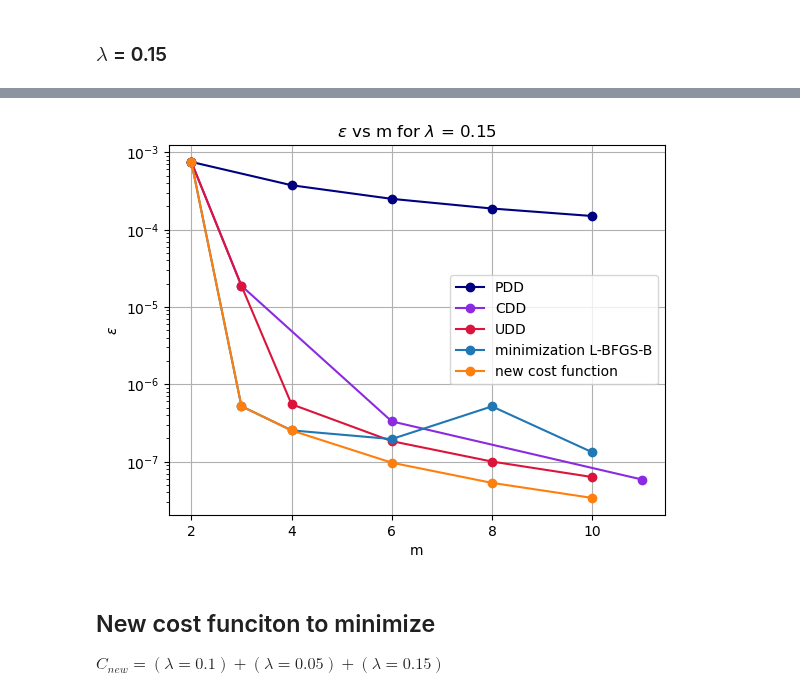
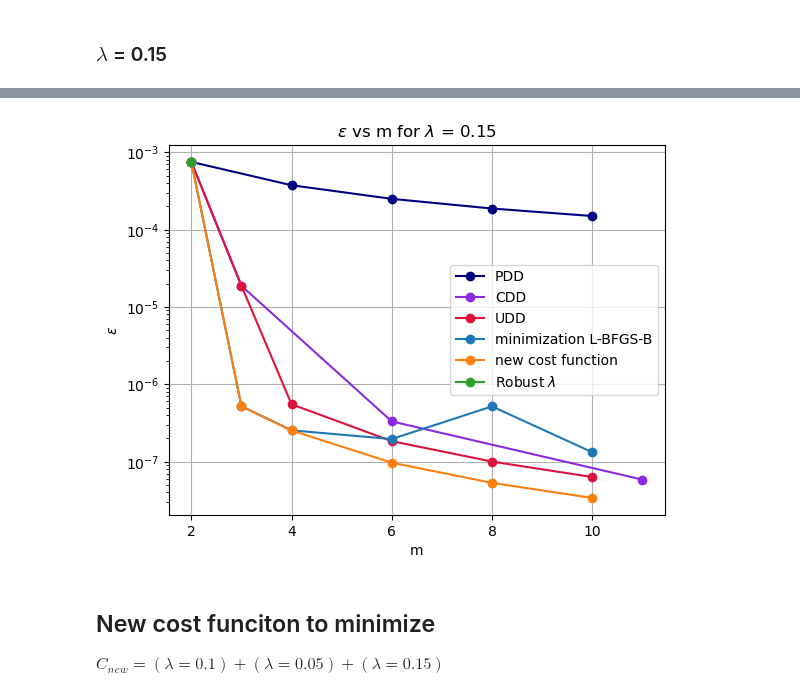
Before and after one commit to BonnieMorales/quantum-research, a Jupyter notebook: Simulation-Dynamical-Decoupling.ipynb, the cells around one changed output, grey strips where cells are left out. Cells and saved outputs as stored; diff of their text form; code cells hidden in the pictures.

```diff
--- a/Simulation-Dynamical-Decoupling.ipynb
+++ b/Simulation-Dynamical-Decoupling.ipynb
@@ -948,5 +961,10 @@ new_cost_function.append(epsilon_func([0.14652067442263988, 0.35348033581820415,
 new_cost_function.append(epsilon_func([0.10918143259589581, 0.22418092242925042, 0.16663797324054233, 0.16663808071020264, 0.22418100202623886, 0.10918135503596697]))
 new_cost_function.append(epsilon_func([0.08924079087444758, 0.16077407391229162, 0.11306050513221587, 0.13692481820391217, 0.13692485295031442, 0.11306050687348511, 0.1607740761428444, 0.08924079435103938]))
 new_cost_function.append(epsilon_func([0.07576000914327245, 0.12424965812668316, 0.08786550312605869, 0.11212974407457768, 0.09999521456274939, 0.09999522711562604, 0.11212973593574459, 0.08786550363659461, 0.12424965880561085, 0.07576000920025311]))
+
+m_values = [2]
+error_new_cost = []
+error_new_cost.append(epsilon_func([0.499999999382517 , 0.500000000617483]))
+print(epsilon_func([0.499999999382517 , 0.500000000617483]))
 # %% [output]
 Case 1 (PDD) Even ##########################
@@ -983,24 +1001,25 @@ print(epsilon_func([0.14463021286832944, 0.25358576737150884, 0.1175676332700100
 # %%
 # graph the changes of the error for different values of m
 
 plt.plot(m_value_c1, error_c1, color='navy', marker='o', label = "PDD")
 plt.plot(m_value_c2, error_c2, color='blueviolet', marker='o', label = "CDD")
 plt.plot(m_value_c3, error_c3, color='crimson', marker='o', label = "UDD")
 plt.plot(m_values_optimized, error_optimized_L_BFGS, marker='o', label = "minimization L-BFGS-B")
 plt.plot(m_values_optimized, new_cost_function , marker='o', label ="new cost function")
+plt.plot(m_values, error_new_cost, marker='o', label="Robust $\lambda$")
 
 plt.title('$\epsilon$ vs m for $\lambda$ = 0.15')
 plt.xlabel('m')
 plt.ylabel('$\epsilon$')
 plt.yscale("log")
 
 plt.legend()
 plt.grid()
 
 plt.savefig('general_simulation_lambda_015.png')
 plt.show()
 # %% [output]
-[figure, old version]
+[figure, new version]
 # %% [markdown]
 ## New cost funciton to minimize
 $C_{new} = (\lambda=0.1) + (\lambda=0.05) + (\lambda=0.15)$
```
Also changed, not shown: parts of 20 cells of this notebook, 5 other files.
